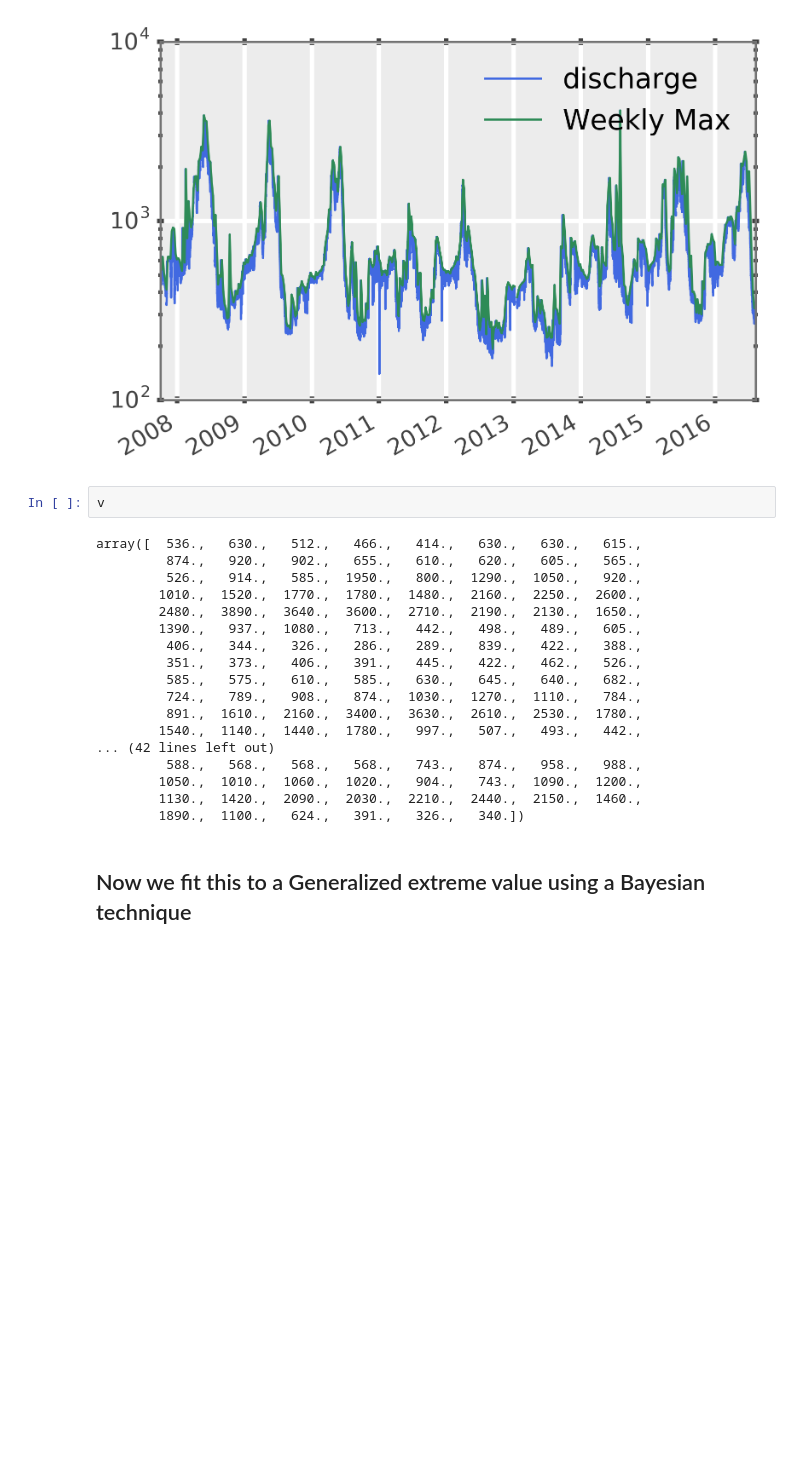
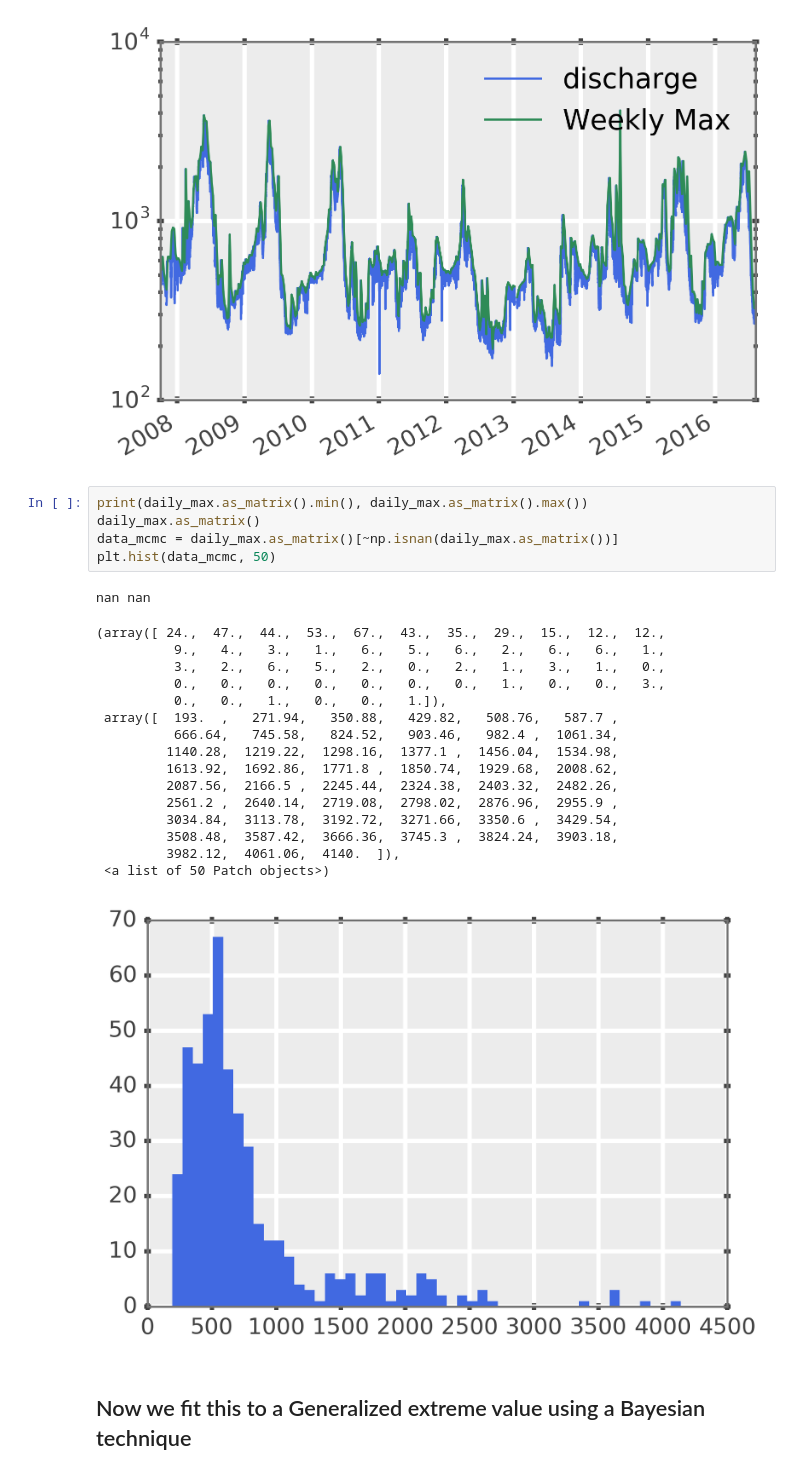
Before and after one commit to balarsen/pymc_learning, a Jupyter notebook: Stream/Embudo Streamflow.ipynb, the cells around one changed output. Drawn from its saved outputs; the diff is of its cells as text; blank space fills up the shorter version.

```diff
--- a/Stream/Embudo Streamflow.ipynb
+++ b/Stream/Embudo Streamflow.ipynb
@@ -74,26 +76,29 @@ the new syntax is .resample(...).max()
   if __name__ == '__main__':
 <matplotlib.legend.Legend at 0x...>
 [figure]
-# %%
-v
-# %% [output]
-array([  536.,   630.,   512.,   466.,   414.,   630.,   630.,   615.,
-         874.,   920.,   902.,   655.,   610.,   620.,   605.,   565.,
-         526.,   914.,   585.,  1950.,   800.,  1290.,  1050.,   920.,
-        1010.,  1520.,  1770.,  1780.,  1480.,  2160.,  2250.,  2600.,
-        2480.,  3890.,  3640.,  3600.,  2710.,  2190.,  2130.,  1650.,
-        1390.,   937.,  1080.,   713.,   442.,   498.,   489.,   605.,
-         406.,   344.,   326.,   286.,   289.,   839.,   422.,   388.,
-         351.,   373.,   406.,   391.,   445.,   422.,   462.,   526.,
-         585.,   575.,   610.,   585.,   630.,   645.,   640.,   682.,
-         724.,   789.,   908.,   874.,  1030.,  1270.,  1110.,   784.,
-         891.,  1610.,  2160.,  3400.,  3630.,  2610.,  2530.,  1780.,
-        1540.,  1140.,  1440.,  1780.,   997.,   507.,   493.,   442.,
-... (42 lines left out)
-         588.,   568.,   568.,   568.,   743.,   874.,   958.,   988.,
-        1050.,  1010.,  1060.,  1020.,   904.,   743.,  1090.,  1200.,
-        1130.,  1420.,  2090.,  2030.,  2210.,  2440.,  2150.,  1460.,
-        1890.,  1100.,   624.,   391.,   326.,   340.])
+# %%
+print(daily_max.as_matrix().min(), daily_max.as_matrix().max())
+daily_max.as_matrix()
+data_mcmc = daily_max.as_matrix()[~np.isnan(daily_max.as_matrix())]
+plt.hist(data_mcmc, 50)
+# %% [output]
+nan nan
+(array([ 24.,  47.,  44.,  53.,  67.,  43.,  35.,  29.,  15.,  12.,  12.,
+          9.,   4.,   3.,   1.,   6.,   5.,   6.,   2.,   6.,   6.,   1.,
+          3.,   2.,   6.,   5.,   2.,   0.,   2.,   1.,   3.,   1.,   0.,
+          0.,   0.,   0.,   0.,   0.,   0.,   0.,   1.,   0.,   0.,   3.,
+          0.,   0.,   1.,   0.,   0.,   1.]),
+ array([  193.  ,   271.94,   350.88,   429.82,   508.76,   587.7 ,
+          666.64,   745.58,   824.52,   903.46,   982.4 ,  1061.34,
+         1140.28,  1219.22,  1298.16,  1377.1 ,  1456.04,  1534.98,
+         1613.92,  1692.86,  1771.8 ,  1850.74,  1929.68,  2008.62,
+         2087.56,  2166.5 ,  2245.44,  2324.38,  2403.32,  2482.26,
+         2561.2 ,  2640.14,  2719.08,  2798.02,  2876.96,  2955.9 ,
+         3034.84,  3113.78,  3192.72,  3271.66,  3350.6 ,  3429.54,
+         3508.48,  3587.42,  3666.36,  3745.3 ,  3824.24,  3903.18,
+         3982.12,  4061.06,  4140.  ]),
+ <a list of 50 Patch objects>)
+[figure, added]
 # %% [markdown]
 ## Now we fit this to a Generalized extreme value using a Bayesian technique
 # %%
```
Also changed, not shown: parts of 15 cells of this notebook, 6 other files.
